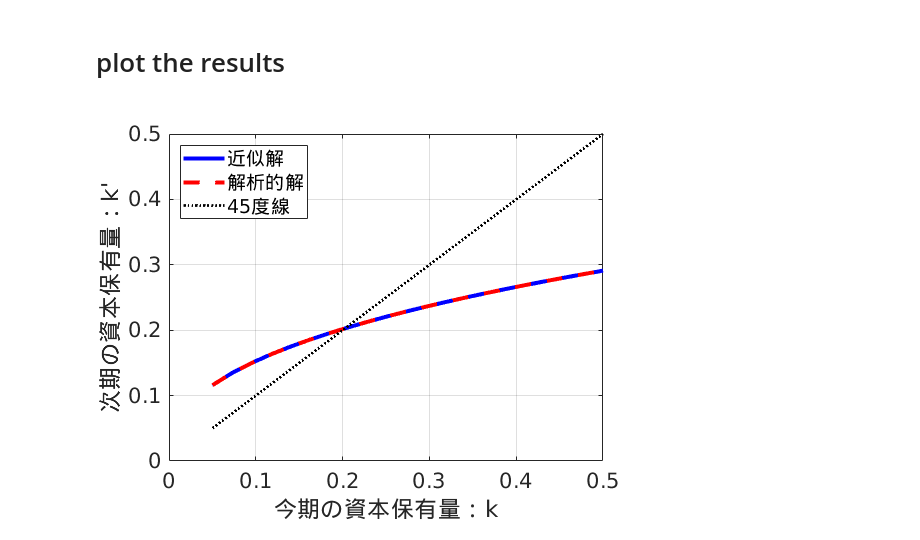
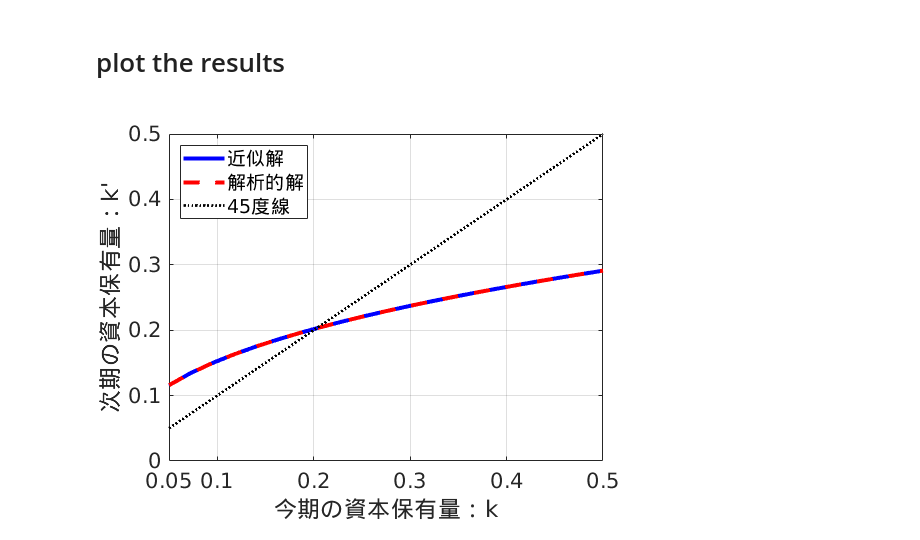
Before and after one commit to quant-macro-book/chapter4, a Jupyter notebook: Matlab/1_TI_Optimization/TI_Optimization.ipynb, the cells around one changed output. Cells and saved outputs as stored; diff of their text form; code cells hidden in the pictures.

```diff
--- a/Matlab/1_TI_Optimization/TI_Optimization.ipynb
+++ b/Matlab/1_TI_Optimization/TI_Optimization.ipynb
@@ -142,33 +130,27 @@ end
 # %% [output]
 Created file '/home/takeki/Documents/keizai-seminar/chapter4/Matlab/1_TI_Optimization/nti.m'.
 # %%
-%m = Models(21,0.5)
-%% *** カリブレーション ***
+% カリブレーション
 m.beta  = 0.96; % 割引因子
 m.gamma = 1.0;  % 相対的危険回避度(異時点間の代替の弾力性の逆数)
 m.alpha = 0.40; % 資本分配率
-m.delta = 1.00; % 固定資本減耗(0.08)
-%delta = 0.08;
+m.delta = 1.00; % 固定資本減耗(delta=1.0のときは解析解が存在)
 
-% *** 定常状態の値(初期値に使用) ***
+% 定常状態の値
 m.ykss = (1/m.beta-1+m.delta)/m.alpha;
 m.kss = m.ykss^(1/(m.alpha-1));
 m.yss = m.ykss*m.kss;
 m.css = m.yss-m.delta*m.kss;
 
-m.nk   = 21;    % グリッドの数
 m.kmax = 0.5;   % 資本グリッドの最大値
-%kmax = 0.4;   % 資本グリッドの最大値(固定資本減耗=1.0の場合、kmax=0.5にすると59行目の初期値では解けない)
-%kmax = 10.0; % 資本グリッドの最大値(固定資本減耗=0.08の場合に使用)
 m.kmin = 0.05;  % 資本グリッドの最小値 (0にすると生産が出来なくなる)
-%========================
 
 %% STEP 1(a): グリッド生成
-
+m.nk   = 21;    % グリッドの数
 m.kgrid = linspace(m.kmin, m.kmax, m.nk)';
 
-m.maxit = 1000;    % 繰り返し計算の最大値
-m.tol  = 1.0e-5; % 許容誤差(STEP 2)
+m.maxiter = 1000; % 繰り返し計算の最大値
+m.tol  = 1.0e-5;  % 許容誤差(STEP 2)
 
 m
 # %% [output]
@@ -234,15 +218,20 @@ err  = RHS./LHS-1.0;
 # %% [markdown]
 # plot the results
 # %%
+%%
 figure;
-plot(m.kgrid, pfcn0, '-', 'color', 'blue', 'linewidth', 3); hold('on');
-plot(m.kgrid, p_true, '--', 'color', 'red', 'linewidth', 3);
-plot(m.kgrid, m.kgrid, ':', 'color', 'black', 'linewidth', 2); hold('off');
-xlabel('今期の資本保有量：k', 'Fontsize', 16);
-ylabel("次期の資本保有量：k'", 'Fontsize', 16);
-xlim([0, m.kmax]);
+plot(m.kgrid, pfcn0, '-', 'Color', 'blue', 'LineWidth', 3);
+hold on;
+plot(m.kgrid, p_true, '--', 'Color', 'red', 'LineWidth', 3);
+plot(m.kgrid, m.kgrid, ':', 'Color', 'black', 'LineWidth', 2);
+xlabel('今期の資本保有量：k', 'FontSize', 16);
+ylabel("次期の資本保有量：k'", 'FontSize', 16);
+xlim([m.kmin m.kmax]);
+xticks([0.05 0.1 0.2 0.3 0.4 0.5]);
+xticklabels([0.05 0.1 0.2 0.3 0.4 0.5]);
 legend('近似解', '解析的解', '45度線', 'Location', 'NorthWest');
 grid on;
-set(gca,'Fontsize', 16);
+set(gca,'FontSize', 16);
+saveas(gcf,'Fig_pti2.eps','epsc2');
 # %% [output]
-[figure, old version]
+[figure, new version]
```
Also changed, not shown: parts of 8 cells of this notebook, 45 other files.
